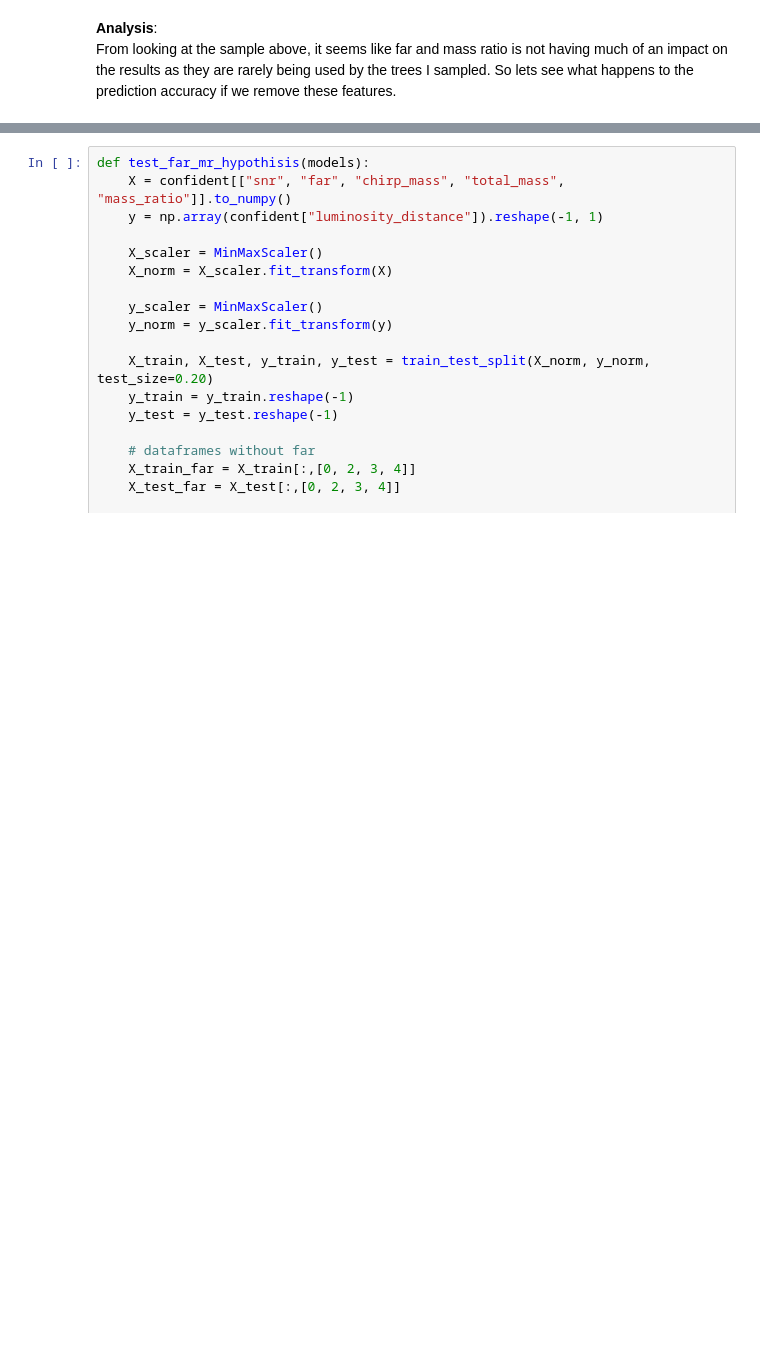
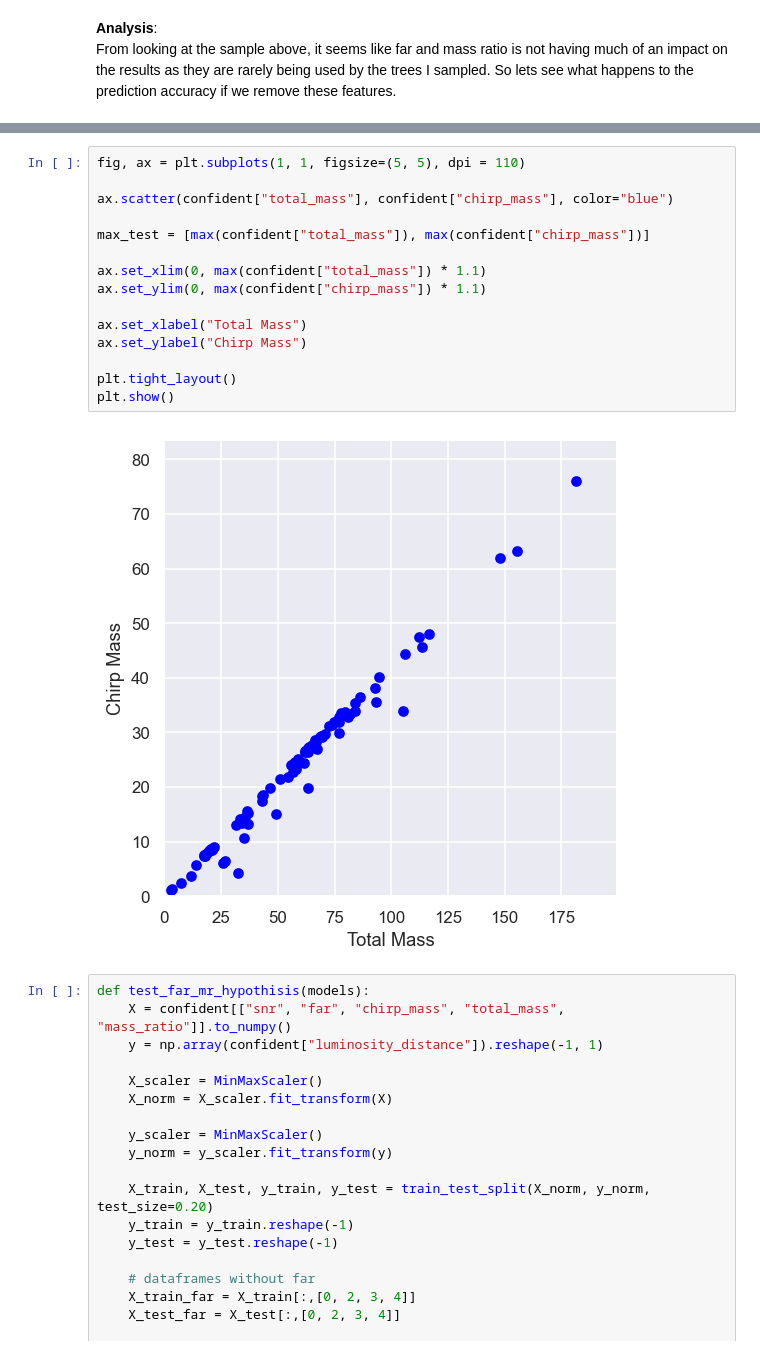
Before and after one commit to AndrewValentini/Gravitational-Waves-Research-23-24, a Jupyter notebook: Data Analysis/Regression.ipynb, the cells around one changed output, grey strips where cells are left out. Cells and saved outputs as stored; diff of their text form; blank space fills up the shorter version.

```diff
--- a/Data Analysis/Regression.ipynb
+++ b/Data Analysis/Regression.ipynb
@@ -391,3 +529,20 @@ From looking at the sample above, it seems like far and mass ratio is not having
+# %%
+fig, ax = plt.subplots(1, 1, figsize=(5, 5), dpi = 110)
+
+ax.scatter(confident["total_mass"], confident["chirp_mass"], color="blue")
+
+max_test = [max(confident["total_mass"]), max(confident["chirp_mass"])]
+
+ax.set_xlim(0, max(confident["total_mass"]) * 1.1)
+ax.set_ylim(0, max(confident["chirp_mass"]) * 1.1)
+
+ax.set_xlabel("Total Mass")
+ax.set_ylabel("Chirp Mass")
+
+plt.tight_layout()
+plt.show()
+# %% [output]
+[figure, added]
 # %%
 def test_far_mr_hypothisis(models):
     X = confident[["snr", "far", "chirp_mass", "total_mass", "mass_ratio"]].to_numpy()
```
Also changed, not shown: parts of 11 cells of this notebook, 1 other file.
